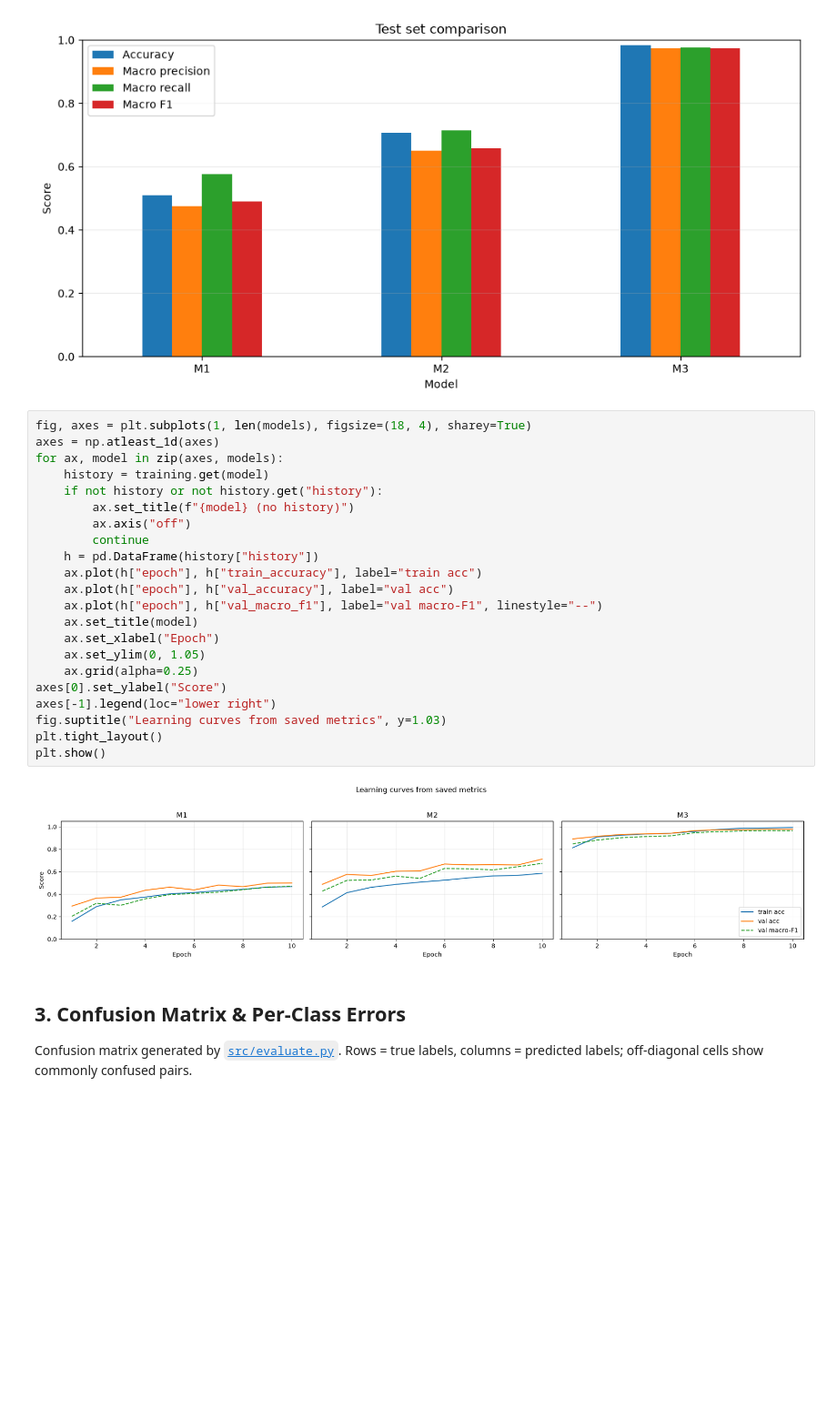
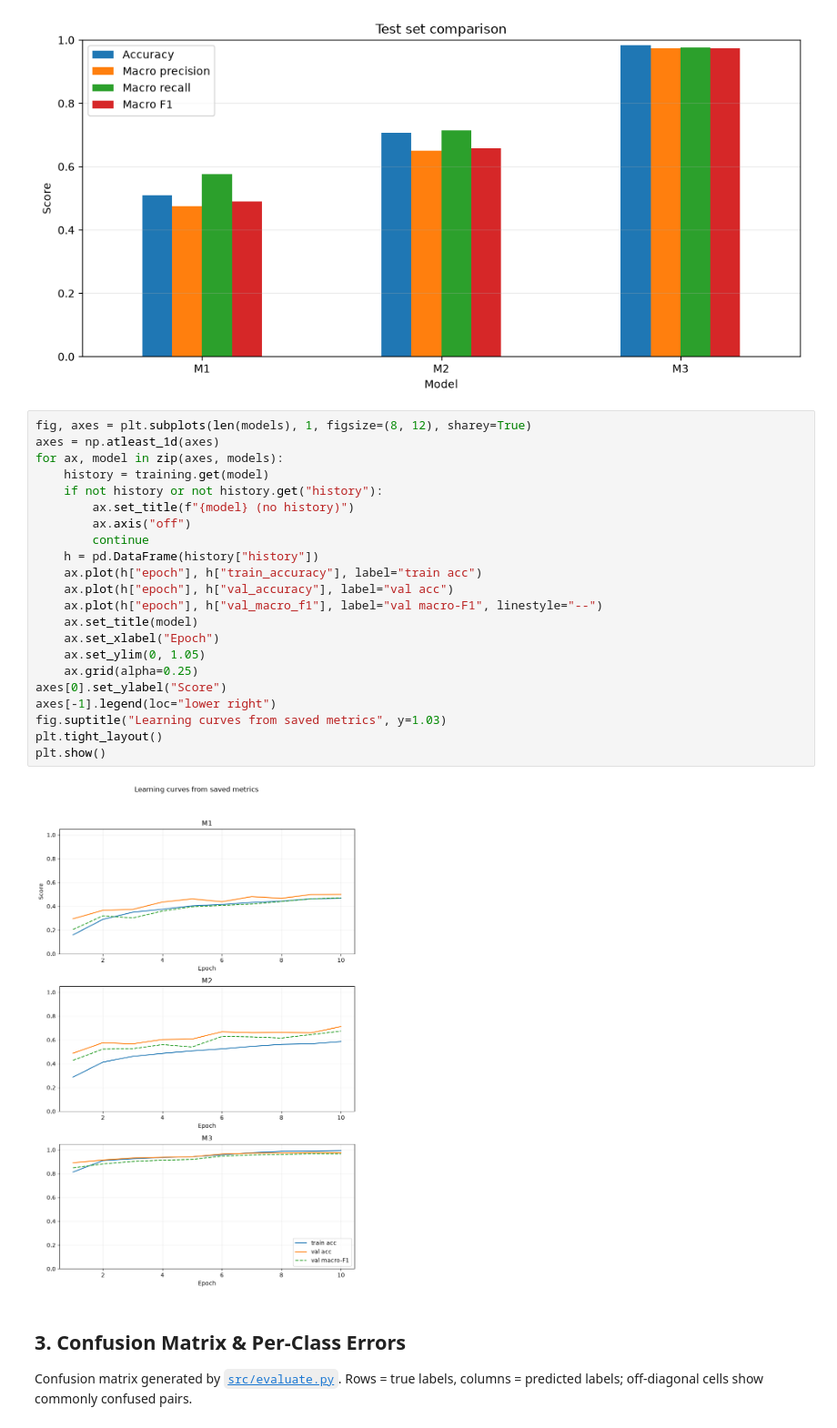
Before and after one commit to huydang2006/DL-ImageClassification, a Jupyter notebook: notebooks/model_comparison.ipynb, the cells around one changed output. Shown at 91% size. Saved outputs shown, nothing was run; the diff lists cells and outputs as text; blank space fills up the shorter version.

```diff
--- a/notebooks/model_comparison.ipynb
+++ b/notebooks/model_comparison.ipynb
@@ -120,29 +122,29 @@ plt.show()
 | M3 | 0.9832 | 0.9729 | 0.9766 | 0.9745 |
 [figure]
 # %%
-fig, axes = plt.subplots(1, len(models), figsize=(18, 4), sharey=True)
+fig, axes = plt.subplots(len(models), 1, figsize=(8, 12), sharey=True)
 axes = np.atleast_1d(axes)
 for ax, model in zip(axes, models):
     history = training.get(model)
     if not history or not history.get("history"):
         ax.set_title(f"{model} (no history)")
         ax.axis("off")
         continue
     h = pd.DataFrame(history["history"])
     ax.plot(h["epoch"], h["train_accuracy"], label="train acc")
     ax.plot(h["epoch"], h["val_accuracy"], label="val acc")
     ax.plot(h["epoch"], h["val_macro_f1"], label="val macro-F1", linestyle="--")
     ax.set_title(model)
     ax.set_xlabel("Epoch")
     ax.set_ylim(0, 1.05)
     ax.grid(alpha=0.25)
 axes[0].set_ylabel("Score")
 axes[-1].legend(loc="lower right")
 fig.suptitle("Learning curves from saved metrics", y=1.03)
 plt.tight_layout()
 plt.show()
 # %% [output]
-[figure, old version]
+[figure, new version]
 # %% [markdown]
 ## 3. Confusion Matrix & Per-Class Errors
 
```
Also changed, not shown: parts of 1 cell of this notebook, 1 other file.
